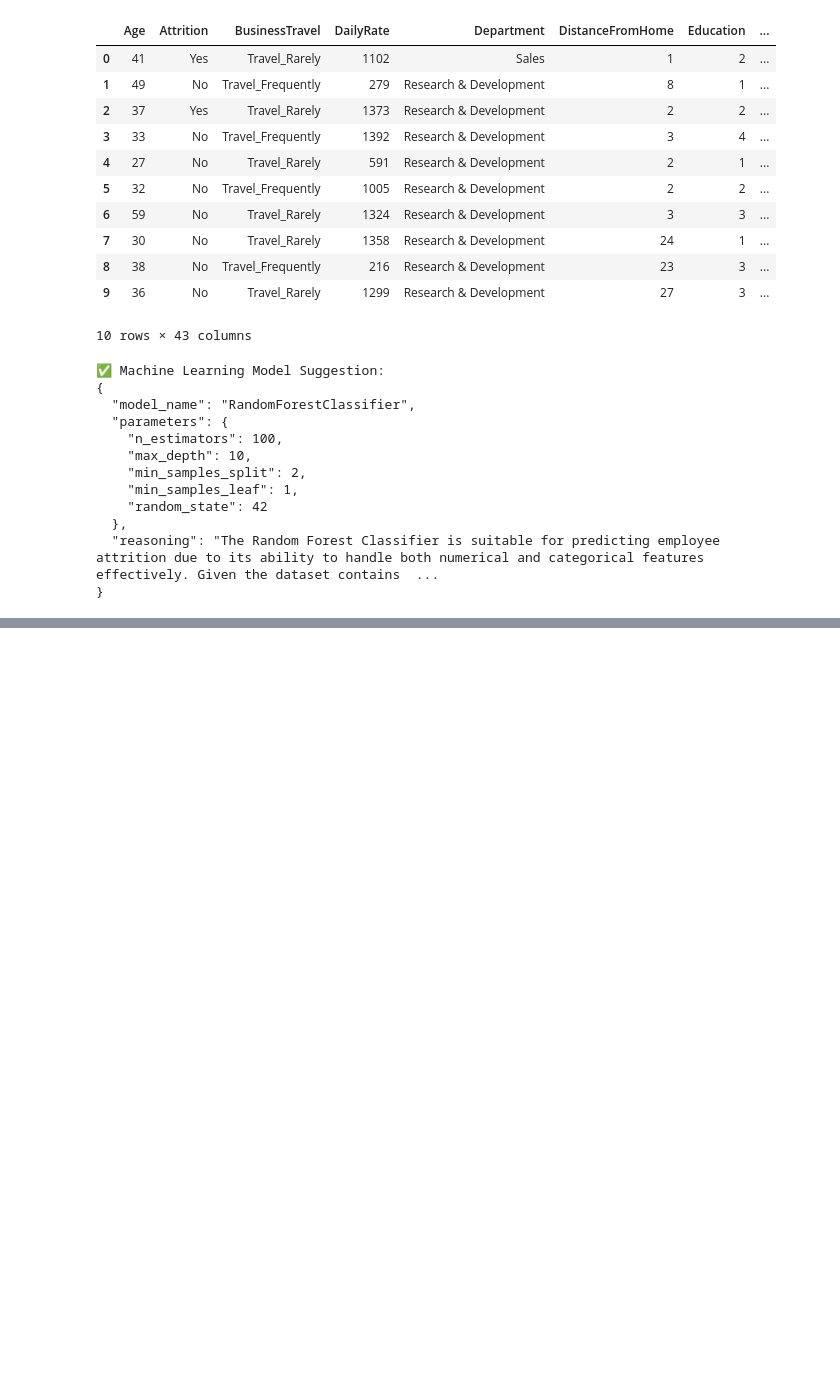
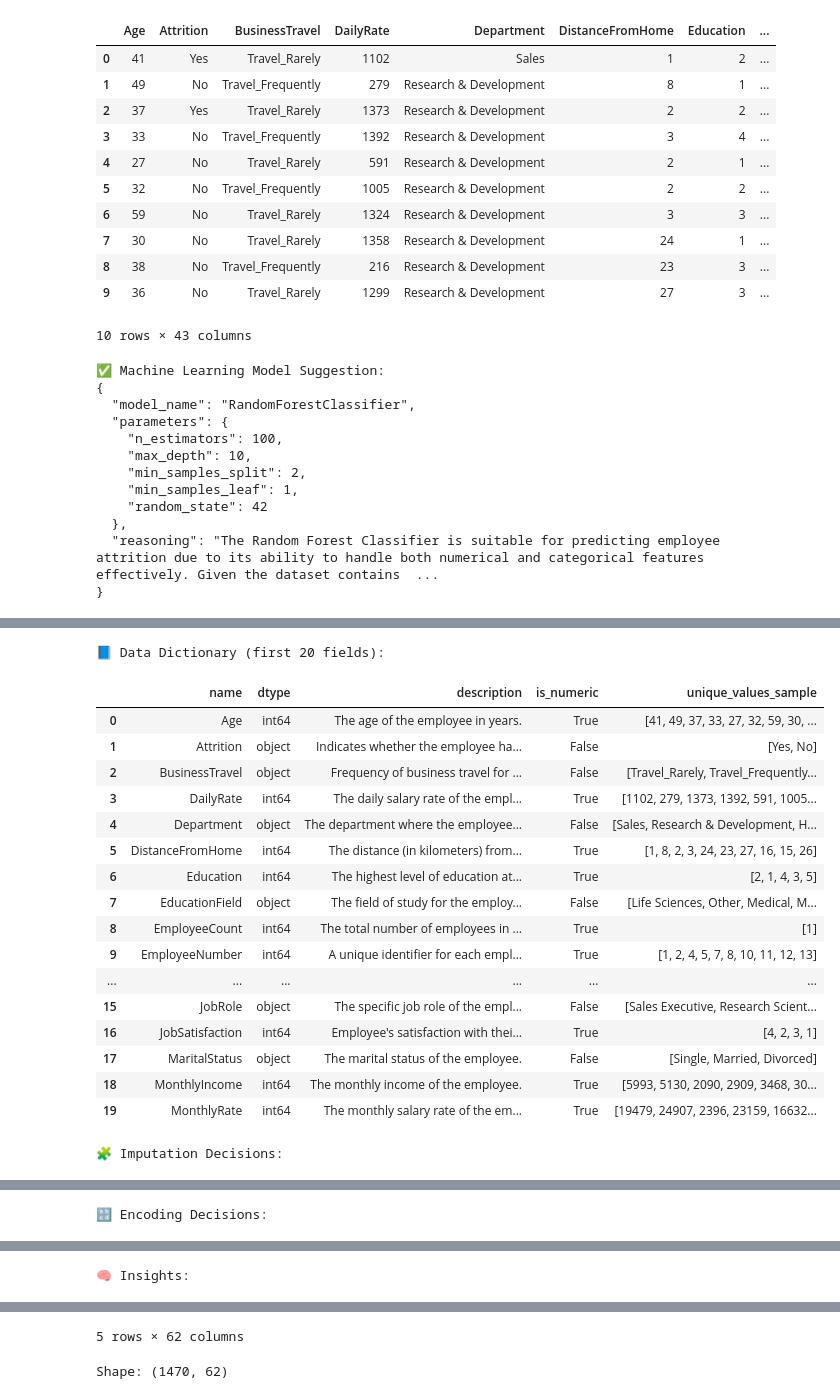
Before and after one commit to duracellrabbid/is5126-final-assignment, a Jupyter notebook: group-assignment.ipynb, the cells around one changed output, grey strips where cells are left out. Saved outputs shown, nothing was run; the diff lists cells and outputs as text; code cells hidden in the pictures; blank space fills up the shorter version.

Commit message:
Agentic AI experiment

```diff
--- a/group-assignment.ipynb
+++ b/group-assignment.ipynb
@@ -720,0 +1102,74 @@ print(parsed_ml.model_dump_json(indent=2))
+# %%
+# Display results from the multi-agent EDA
+from IPython.display import display, Markdown
+
+if 'eda_state' not in globals():
+    raise RuntimeError("EDA state not found. Run the graph execution cell first.")
+
+# 1) Data dictionary
+print("\n📘 Data Dictionary (first 20 fields):")
+if eda_state.get("data_dictionary"):
+    dd_df = pd.DataFrame([f.model_dump() for f in eda_state["data_dictionary"].fields])
+    display(dd_df.head(20))
+else:
+    print("No data dictionary produced.")
+
+# 2) Imputation plan
+print("\n🧩 Imputation Decisions:")
+if eda_state.get("imputation_plan"):
+    imp_df = pd.DataFrame([d.model_dump() for d in eda_state["imputation_plan"].decisions])
+    display(imp_df)
+else:
+    print("No imputation plan produced.")
+
+# 3) Encoding plan
+print("\n🔡 Encoding Decisions:")
+if eda_state.get("encoding_plan"):
+    enc_df = pd.DataFrame([d.model_dump() for d in eda_state["encoding_plan"].decisions])
+    display(enc_df)
+else:
+    print("No encoding plan produced.")
+
+# 4) Insights (Markdown)
+print("\n🧠 Insights:")
+if eda_state.get("insights_md"):
+    display(Markdown(eda_state["insights_md"]))
+else:
+    print("No insights produced.")
+
+# 5) Feature selection
+print("\n🎯 Feature Selection Recommendation:")
+if eda_state.get("feature_selection"):
+    fs = eda_state["feature_selection"]
+    print("Use all columns:", fs.use_all_columns)
+    if not fs.use_all_columns:
+        print("Selected columns (suggested):", fs.selected_columns)
+    print("Reason:\n", fs.reason)
+else:
+    print("No feature selection produced.")
+
+# 6) Updated dataframe preview after imputations/encodings
+print("\n📊 Updated DataFrame preview:")
+updated_df = eda_state.get("df", df)
+display(updated_df.head())
+print("Shape:", updated_df.shape)
+# %% [output]
+📘 Data Dictionary (first 20 fields):
+|  | name | dtype | description | is_numeric | unique_values_sample |
+| 0 | Age | int64 | The age of the employee in years. | True | [41, 49, 37, 33, 27, 32, 59, 30, ... |
+| 1 | Attrition | object | Indicates whether the employee ha... | False | [Yes, No] |
+| 2 | BusinessTravel | object | Frequency of business travel for ... | False | [Travel_Rarely, Travel_Frequently... |
+| 3 | DailyRate | int64 | The daily salary rate of the empl... | True | [1102, 279, 1373, 1392, 591, 1005... |
+| 4 | Department | object | The department where the employee... | False | [Sales, Research & Development, H... |
+| 5 | DistanceFromHome | int64 | The distance (in kilometers) from... | True | [1, 8, 2, 3, 24, 23, 27, 16, 15, 26] |
+| 6 | Education | int64 | The highest level of education at... | True | [2, 1, 4, 3, 5] |
+| 7 | EducationField | object | The field of study for the employ... | False | [Life Sciences, Other, Medical, M... |
+| 8 | EmployeeCount | int64 | The total number of employees in ... | True | [1] |
+| 9 | EmployeeNumber | int64 | A unique identifier for each empl... | True | [1, 2, 4, 5, 7, 8, 10, 11, 12, 13] |
+| ... | ... | ... | ... | ... | ... |
+| 15 | JobRole | object | The specific job role of the empl... | False | [Sales Executive, Research Scient... |
+| 16 | JobSatisfaction | int64 | Employee's satisfaction with thei... | True | [4, 2, 3, 1] |
+| 17 | MaritalStatus | object | The marital status of the employee. | False | [Single, Married, Divorced] |
+| 18 | MonthlyIncome | int64 | The monthly income of the employee. | True | [5993, 5130, 2090, 2909, 3468, 30... |
+| 19 | MonthlyRate | int64 | The monthly salary rate of the em... | True | [19479, 24907, 2396, 23159, 16632... |
+🧩 Imputation Decisions:
@@ -720,0 +1193 @@ print(parsed_ml.model_dump_json(indent=2))
+🔡 Encoding Decisions:
@@ -720,0 +1204 @@ print(parsed_ml.model_dump_json(indent=2))
+🧠 Insights:
@@ -720,0 +1252,2 @@ print(parsed_ml.model_dump_json(indent=2))
+5 rows × 62 columns
+Shape: (1470, 62)
```
Also changed, not shown: parts of 8 cells of this notebook.
